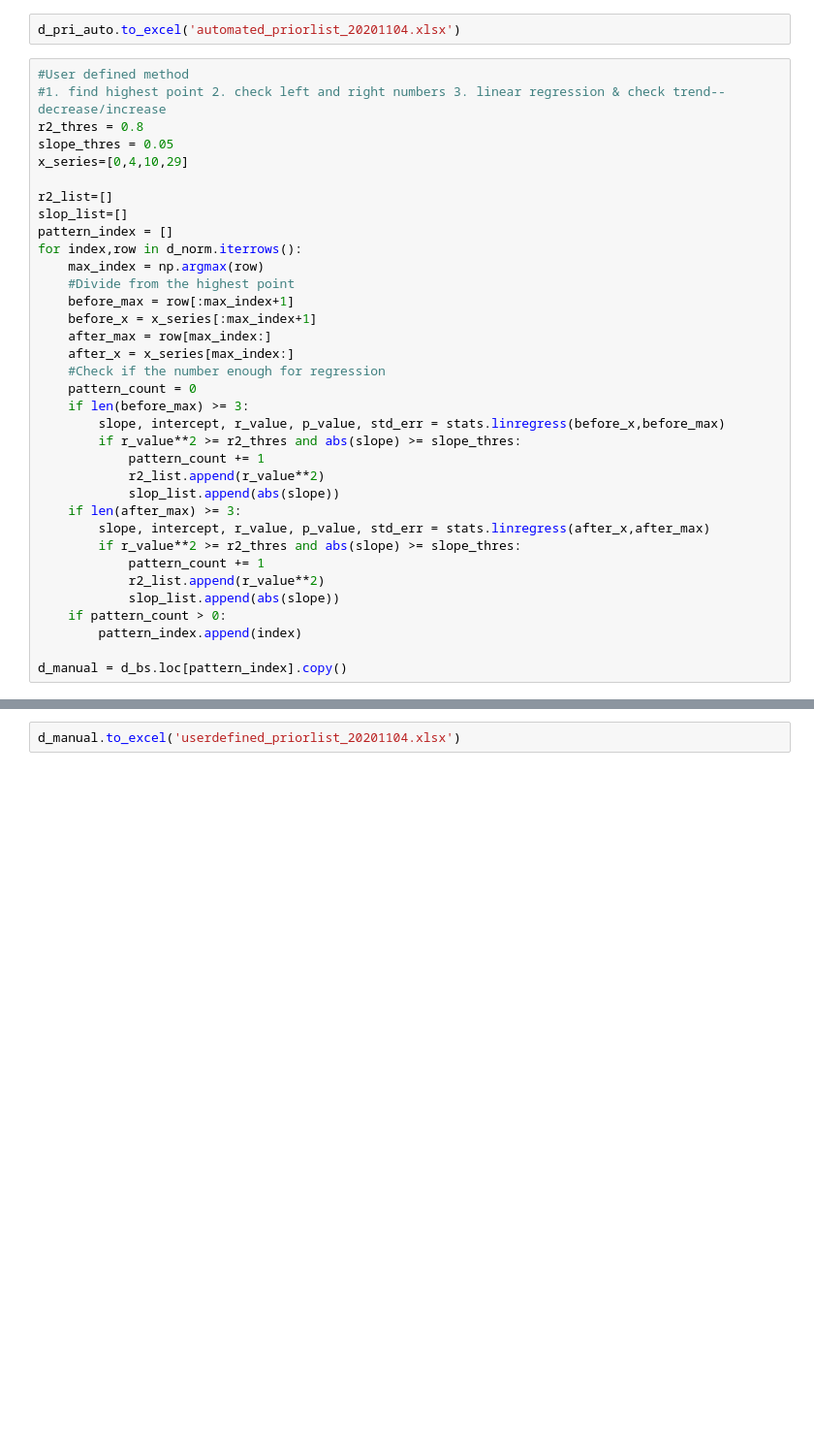
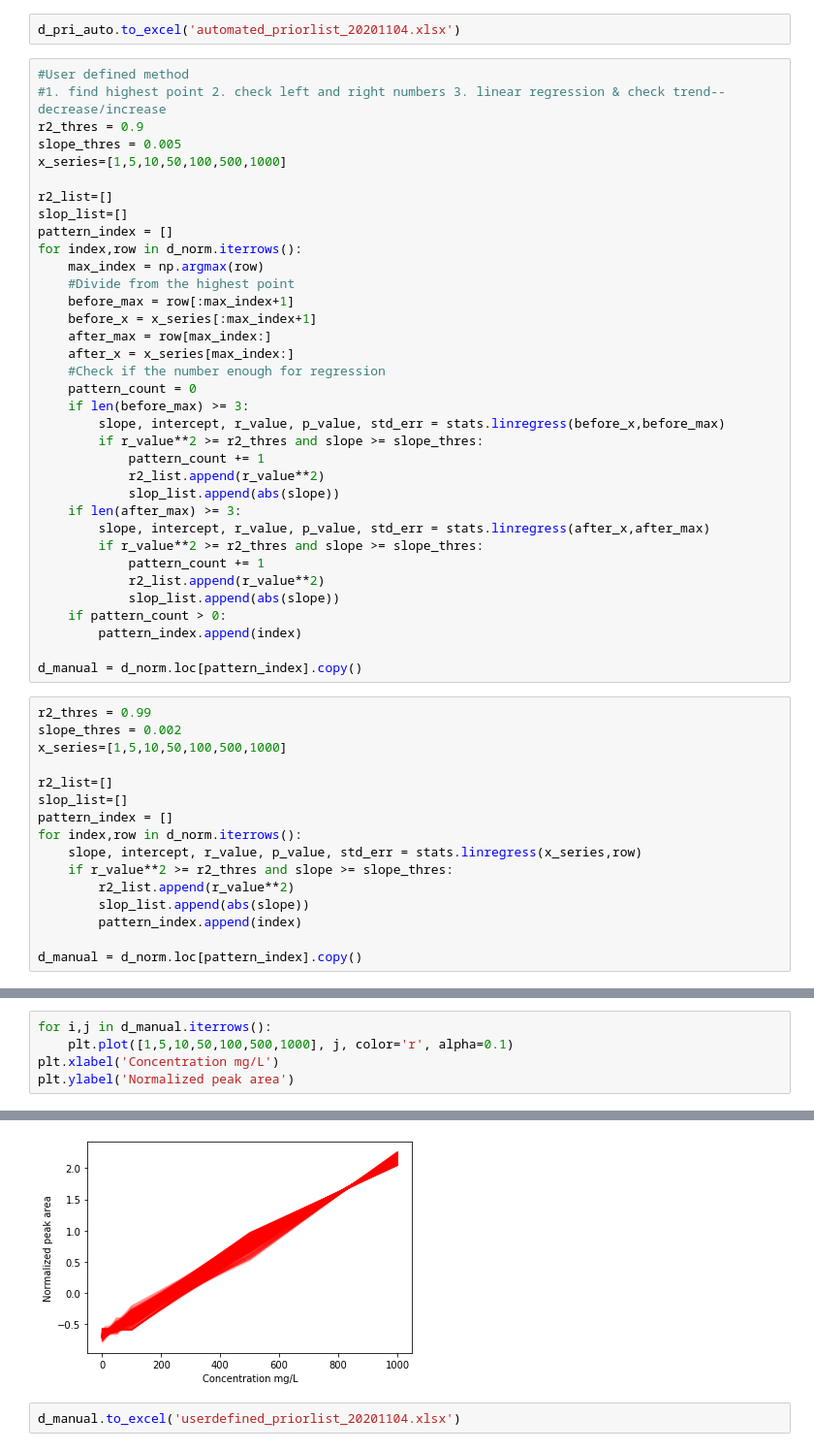
Before and after one commit to XiminHu/massmotif, a Jupyter notebook: dev/Massmotif-MS1-prior.ipynb, the cells around one changed output, grey strips where cells are left out. Shown at 97% size. Cells and saved outputs as stored; diff of their text form; blank space fills up the shorter version.

```diff
--- a/dev/Massmotif-MS1-prior.ipynb
+++ b/dev/Massmotif-MS1-prior.ipynb
@@ -75,9 +94,9 @@ d_pri_auto.to_excel('automated_priorlist_20201104.xlsx')
 # %%
 #User defined method
 #1. find highest point 2. check left and right numbers 3. linear regression & check trend--decrease/increase
-r2_thres = 0.8
-slope_thres = 0.05
-x_series=[0,4,10,29]
+r2_thres = 0.9
+slope_thres = 0.005
+x_series=[1,5,10,50,100,500,1000]
 
 r2_list=[]
 slop_list=[]
@@ -93,17 +112,33 @@ for index,row in d_norm.iterrows():
     pattern_count = 0
     if len(before_max) >= 3:
         slope, intercept, r_value, p_value, std_err = stats.linregress(before_x,before_max)
-        if r_value**2 >= r2_thres and abs(slope) >= slope_thres:
+        if r_value**2 >= r2_thres and slope >= slope_thres:
             pattern_count += 1
             r2_list.append(r_value**2)
             slop_list.append(abs(slope))
     if len(after_max) >= 3:
         slope, intercept, r_value, p_value, std_err = stats.linregress(after_x,after_max)
-        if r_value**2 >= r2_thres and abs(slope) >= slope_thres:
+        if r_value**2 >= r2_thres and slope >= slope_thres:
             pattern_count += 1
             r2_list.append(r_value**2)
             slop_list.append(abs(slope))
     if pattern_count > 0:
         pattern_index.append(index)
 
-d_manual = d_bs.loc[pattern_index].copy()
+d_manual = d_norm.loc[pattern_index].copy()
+# %%
+r2_thres = 0.99
+slope_thres = 0.002
+x_series=[1,5,10,50,100,500,1000]
+
+r2_list=[]
+slop_list=[]
+pattern_index = []
+for index,row in d_norm.iterrows():
+    slope, intercept, r_value, p_value, std_err = stats.linregress(x_series,row)
+    if r_value**2 >= r2_thres and slope >= slope_thres:
+        r2_list.append(r_value**2)
+        slop_list.append(abs(slope))
+        pattern_index.append(index)
+
+d_manual = d_norm.loc[pattern_index].copy()
@@ -109,0 +149,6 @@ d_manual = d_bs.loc[pattern_index].copy()
+# %%
+for i,j in d_manual.iterrows():
+    plt.plot([1,5,10,50,100,500,1000], j, color='r', alpha=0.1)
+plt.xlabel('Concentration mg/L')
+plt.ylabel('Normalized peak area')
+# %% [output]
@@ -110,2 +156,3 @@ d_manual = d_bs.loc[pattern_index].copy()
+[figure, added]
 # %%
 d_manual.to_excel('userdefined_priorlist_20201104.xlsx')
```
Also changed, not shown: parts of 11 cells of this notebook.
